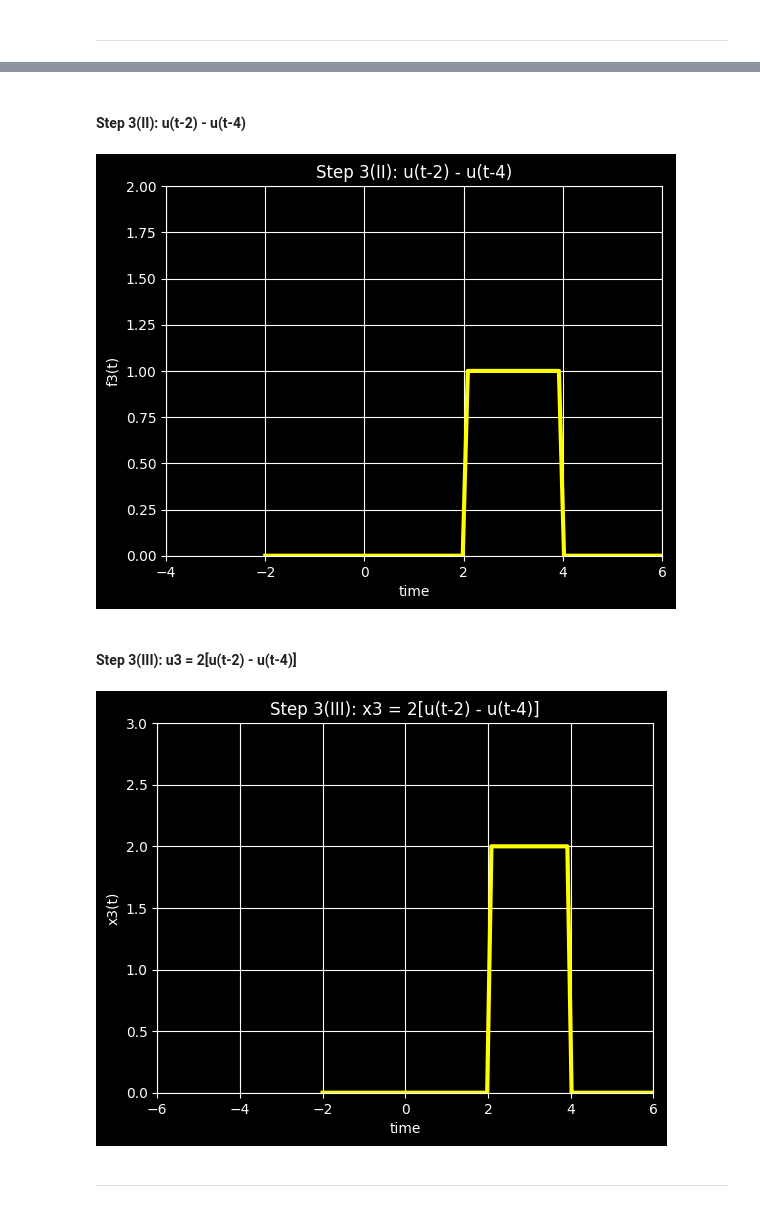
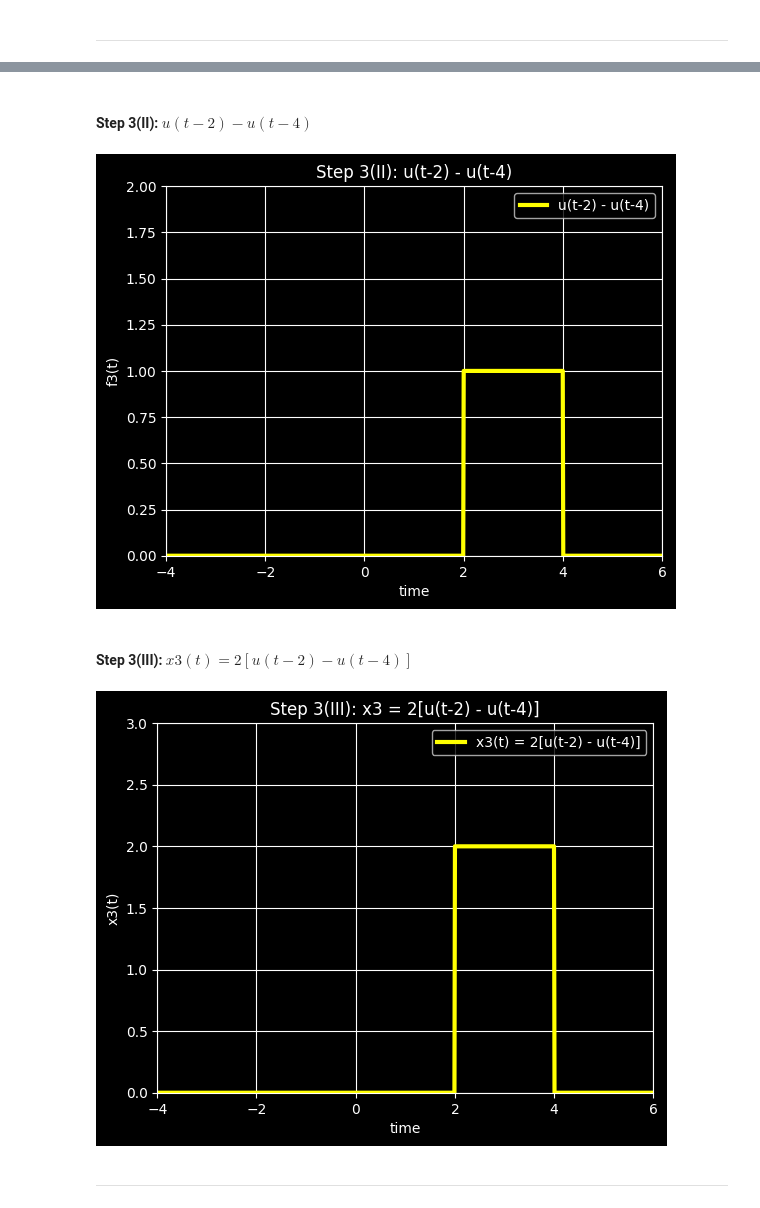
Before and after one commit to KhoshfekrMH/Dr.Ghasemian-s-Signal-Processing-Signal-Plots-with-Jupyter, a Jupyter notebook: Chapter-1/Mixed Signals/u(t)-u(t-1)+t[u(t-1)-u(t-2)]+2[u(t-2)-u(t-4)].ipynb, the cells around one changed output, grey strips where cells are left out. Drawn from its saved outputs; the diff is of its cells as text; code cells hidden in the pictures.

```diff
--- a/Chapter-1/Mixed Signals/u(t)-u(t-1)+t[u(t-1)-u(t-2)]+2[u(t-2)-u(t-4)].ipynb
+++ b/Chapter-1/Mixed Signals/u(t)-u(t-1)+t[u(t-1)-u(t-2)]+2[u(t-2)-u(t-4)].ipynb
@@ -142,42 +157,46 @@ plt.grid(True)
 # %% [markdown]
-#### Step 3(II): u(t-2) - u(t-4)
+#### Step 3(II): $u(t-2) - u(t-4)$
 # %%
-t = np.linspace(-2, 100, 1000)
+t = np.linspace(-4, 100, 10000)
 f1 = np.heaviside(t - 2, 0) # u(t-2)
 f2 = np.heaviside(t - 4, 0) # u(t-4)
 f3 = f1 - f2 # u(t-2) - u(t-4)
 
-plt.plot(t, f3, 'yellow', linewidth=3)
+plt.plot(t, f3, 'yellow', linewidth=3, label='u(t-2) - u(t-4)')
+
 plt.xlim(-4, 6)
 plt.ylim(0, 2)
 
 plt.title('Step 3(II): u(t-2) - u(t-4)')
 plt.xlabel('time')
 plt.ylabel('f3(t)')
+plt.legend()
 plt.style.use('dark_background')
 plt.grid(True)
 # %% [output]
-[figure, old version]
+[figure, new version]
 # %% [markdown]
-#### Step 3(III): u3 = 2[u(t-2) - u(t-4)]
+#### Step 3(III): $x3(t) = 2[u(t-2) - u(t-4)]$
 # %%
-t = np.linspace(-2, 100, 1000)
+t = np.linspace(-4, 100, 10000)
 f1 = np.heaviside(t - 2, 0) # u(t-2)
 f2 = np.heaviside(t - 4, 0) # u(t-4)
 sum = f1 - f2 # u(t-2) - u(t-4)
 x3 = 2 * sum # 2[u(t-2) - u(t-4)]
 
-plt.plot(t, x3, 'yellow', linewidth=3)
-plt.xlim(-6, 6)
+plt.plot(t, x3, 'yellow', linewidth=3, label='x3(t) = 2[u(t-2) - u(t-4)]')
+
+plt.xlim(-4, 6)
 plt.ylim(0, 3)
 
 plt.title('Step 3(III): x3 = 2[u(t-2) - u(t-4)]')
 plt.xlabel('time')
 plt.ylabel('x3(t)')
+plt.legend()
 plt.style.use('dark_background')
 plt.grid(True)
 # %% [output]
-[figure, old version]
+[figure, new version]
 # %% [markdown]
 <hr>
 # %% [markdown]
```
Also changed, not shown: parts of 18 cells of this notebook, 12 other files.
